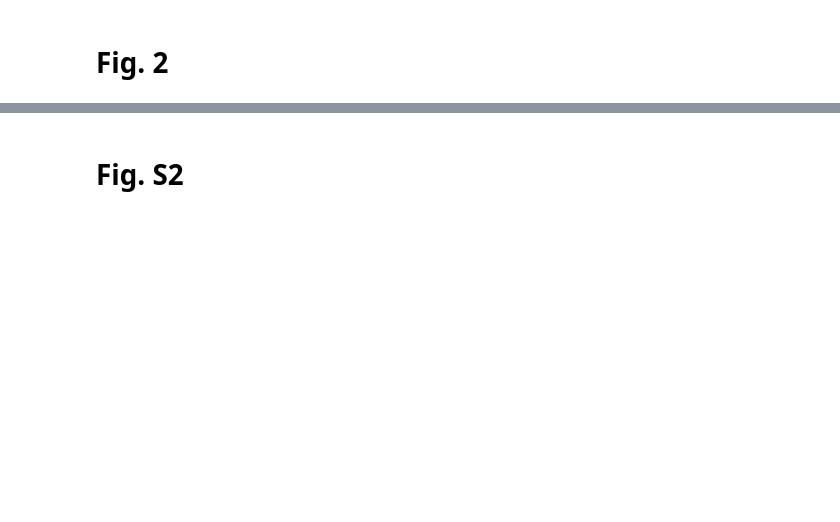
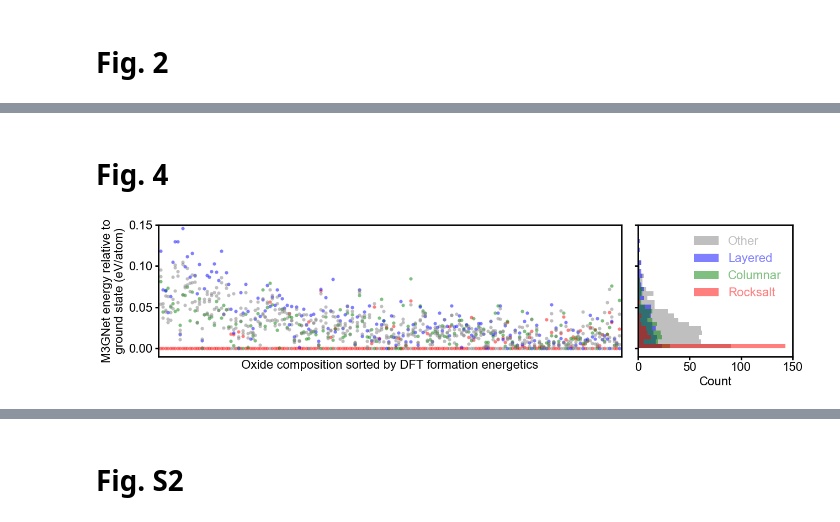
Before and after one commit to learningmatter-mit/Perovskite-Ordering-Descriptors, a Jupyter notebook: descriptors/perovskite_ordering_descriptors.ipynb, the cells around one changed output, grey strips where cells are left out. Drawn from its saved outputs; the diff is of its cells as text; code cells hidden in the pictures; blank space fills up the shorter version.

```diff
--- a/descriptors/perovskite_ordering_descriptors.ipynb
+++ b/descriptors/perovskite_ordering_descriptors.ipynb
@@ -160,0 +114,13 @@ plt.tight_layout()
+# %% [markdown]
+# Fig. 4
+# %%
+fig, axs = plt.subplot_mosaic(
+    [['waterfall', 'distribution']],
+    figsize=(13, 3.5), gridspec_kw={'width_ratios': [3, 1]}
+)
+
+plot_formation_energetics(perovskite_ordering_data, 'm3gnet', axs['waterfall'], axs['distribution'])
+plt.tight_layout()
+plt.savefig('../figures/m3gnet_formation_energetics.pdf', bbox_inches='tight')
+# %% [output]
+[figure, added]
```
Also changed, not shown: parts of 50 cells of this notebook, 16 other files.
